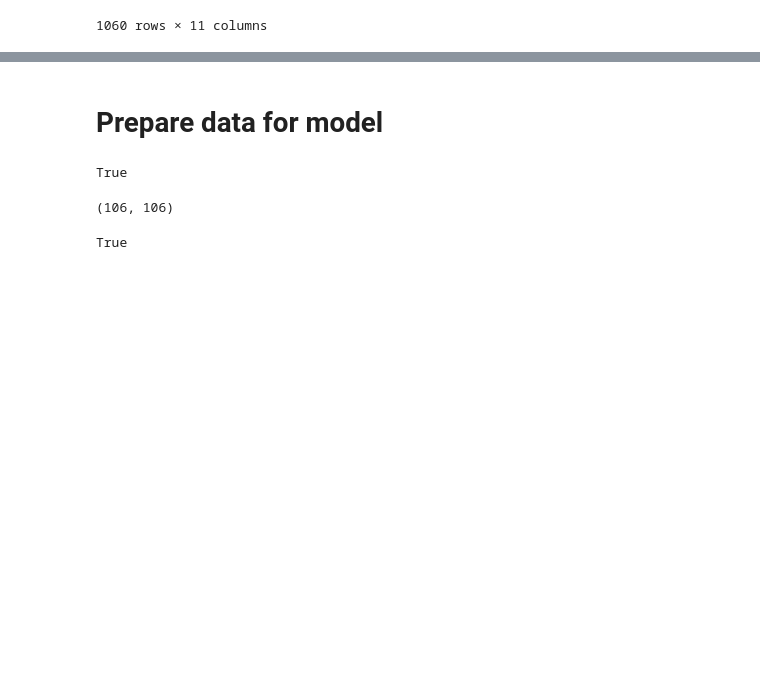
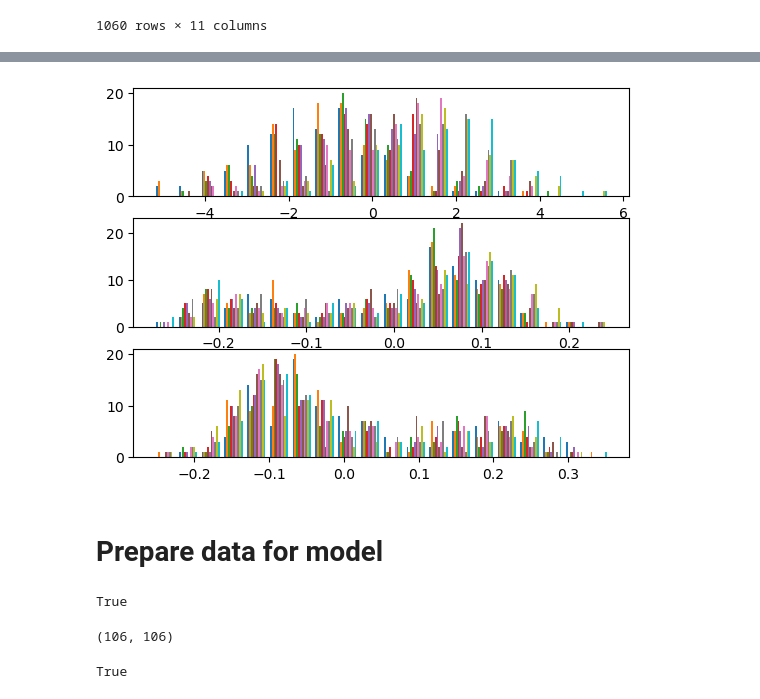
Before and after one commit to richilazza99/bayesian-project, a Jupyter notebook: True_Dataset_model.ipynb, the cells around one changed output, grey strips where cells are left out. Cells and saved outputs as stored; diff of their text form; code cells hidden in the pictures; blank space fills up the shorter version.

```diff
--- a/True_Dataset_model.ipynb
+++ b/True_Dataset_model.ipynb
@@ -99,4 +109,12 @@ X_r.shape
 (106, 10, 4)
+# %%
+fig, axs = plt.subplots(3)
+axs[0].hist(X_r[:,:,1],bins=20)
+axs[1].hist(X_r[:,:,2],bins=20)
+axs[2].hist(X_r[:,:,3],bins=20)
+plt.show()
+# %% [output]
+[figure, added]
 # %%
 I= 106
 T= 10
```
Also changed, not shown: parts of 22 cells of this notebook, 10 other files.
